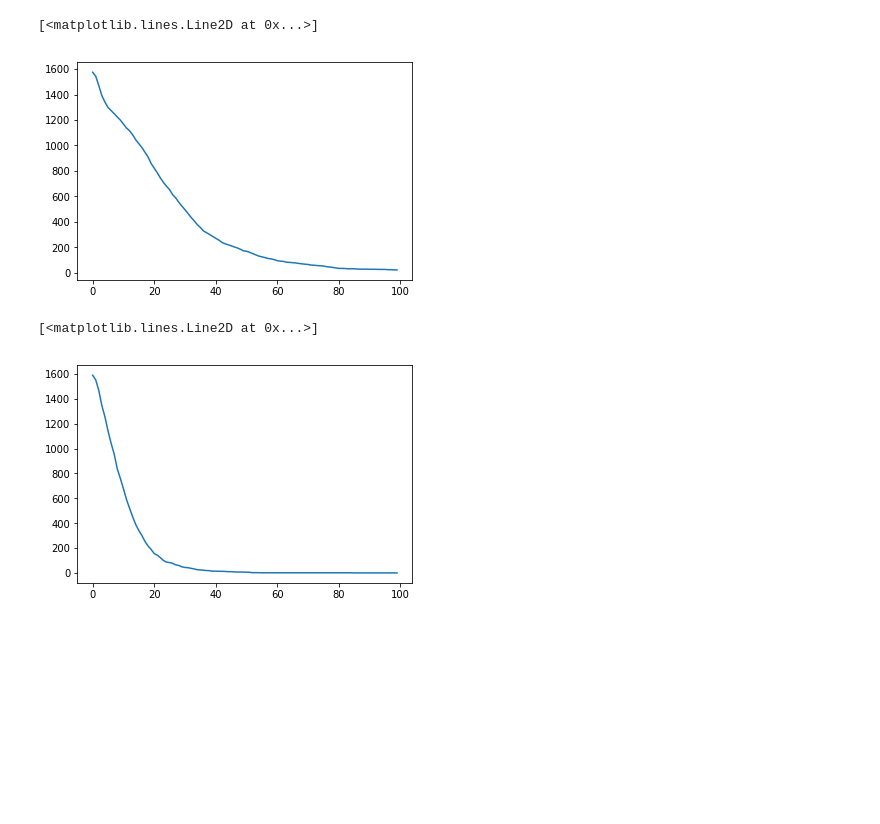
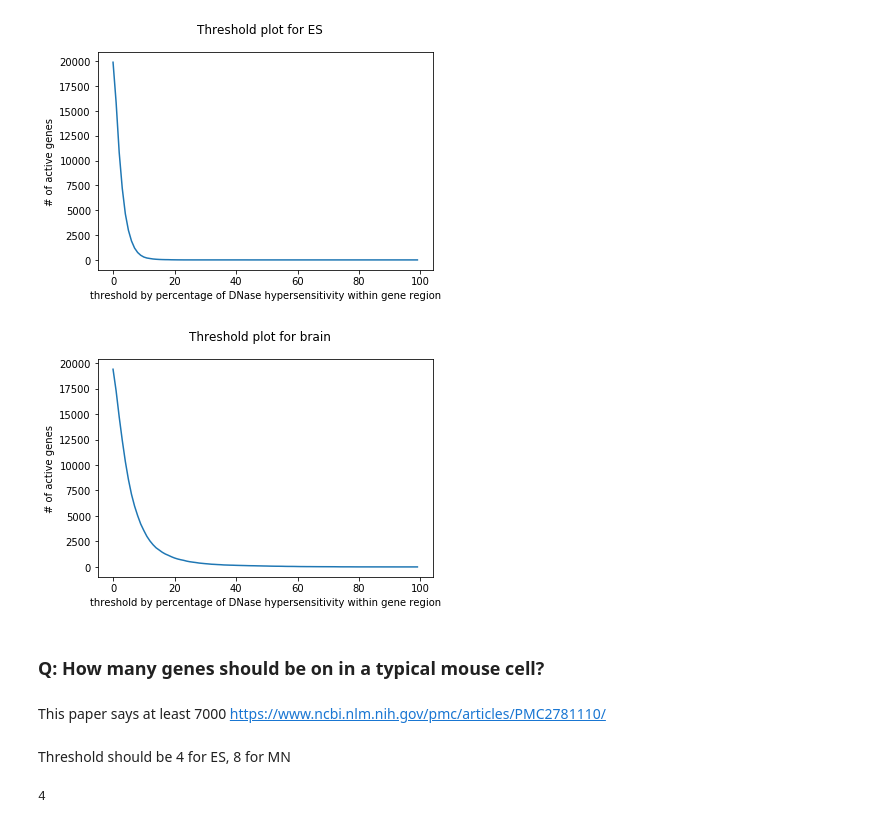
Before and after one commit to shz24/eccdna1, a Jupyter notebook: src/0625_hypersensitivity.ipynb, the cells around one changed output. Saved outputs shown, nothing was run; the diff lists cells and outputs as text; code cells hidden in the pictures; blank space fills up the shorter version.

Commit message:
renamed eccdna_mouse, added heart and brain to hypersensitivity analysis, tested go term analysis on a few new genes

```diff
--- a/src/0625_hypersensitivity.ipynb
+++ b/src/0625_hypersensitivity.ipynb
@@ -182,0 +89,9 @@ See the caveats in the documentation: http://pandas.pydata.org/pandas-docs/stabl
+# %%
+gene_bounds["ES_hyper_cov"] = pd.Series([0 for x in range(len(gene_bounds.index))], index=gene_bounds.index)
+gene_bounds["ES_ecc_cov"] = pd.Series([0 for x in range(len(gene_bounds.index))], index=gene_bounds.index)
+# %%
+gene_bounds["heart_hyper_cov"] = pd.Series([0 for x in range(len(gene_bounds.index))], index=gene_bounds.index)
+gene_bounds["heart_ecc_cov"] = pd.Series([0 for x in range(len(gene_bounds.index))], index=gene_bounds.index)
+# %%
+gene_bounds["brain_hyper_cov"] = pd.Series([0 for x in range(len(gene_bounds.index))], index=gene_bounds.index)
+gene_bounds["brain_ecc_cov"] = pd.Series([0 for x in range(len(gene_bounds.index))], index=gene_bounds.index)
@@ -184,8 +167,13 @@ See the caveats in the documentation: http://pandas.pydata.org/pandas-docs/stabl
 def gene_counts(genes, celltype, threshold):
     return len(genes.loc[genes[celltype] > threshold])
 # %%
-xindex = np.arange(100)
-lst = np.zeros(100)
-for i in xindex:
-    lst[i] = gene_counts(chrom1_test_copy, "MN_hyper_cov", i)
-plt.plot(xindex, lst)
+def threshold_plot(loci, celltype):
+    f = plt.figure()
+    f.suptitle("Threshold plot for "+celltype)
+    xindex = np.arange(100)
+    lst = np.zeros(100)
+    for i in xindex:
+        lst[i] = gene_counts(loci, celltype+"_hyper_cov", i)
+    plt.plot(xindex, lst)
+    plt.xlabel("threshold by percentage of DNase hypersensitivity within gene region")
+    plt.ylabel("# of active genes")
@@ -204,18 +180,10 @@ plt.plot(xindex, lst)
-# %%
-xindex = np.arange(100)
-lst = np.zeros(100)
-for i in xindex:
-    lst[i] = gene_counts(chrom2_test, "MN_hyper_cov", i)
-plt.plot(xindex, lst)
-# %% [output]
-[<matplotlib.lines.Line2D at 0x...>]
-[figure, removed]
-# %%
-xindex = np.arange(100)
-lst = np.zeros(100)
-for i in xindex:
-    lst[i] = gene_counts(chrom2_test, "ES_hyper_cov", i)
-plt.plot(xindex, lst)
-# %% [output]
-[<matplotlib.lines.Line2D at 0x...>]
-[figure, removed]
+# %%
+threshold_plot(gene_bounds, "ES")
+threshold_plot(gene_bounds, "brain")
+# %% [output]
+[figure, added]
+[figure, added]
+# %% [markdown]
+### Q: How many genes should be on in a typical mouse cell?
+# %% [markdown]
+This paper says at least 7000 https://www.ncbi.nlm.nih.gov/pmc/articles/PMC2781110/
@@ -221,0 +197,6 @@ plt.plot(xindex, lst)
+# %% [markdown]
+Threshold should be 4 for ES, 8 for MN
+# %%
+threshold("ES")
+# %% [output]
+4
```
Also changed, not shown: parts of 98 cells of this notebook, 3 other files.
